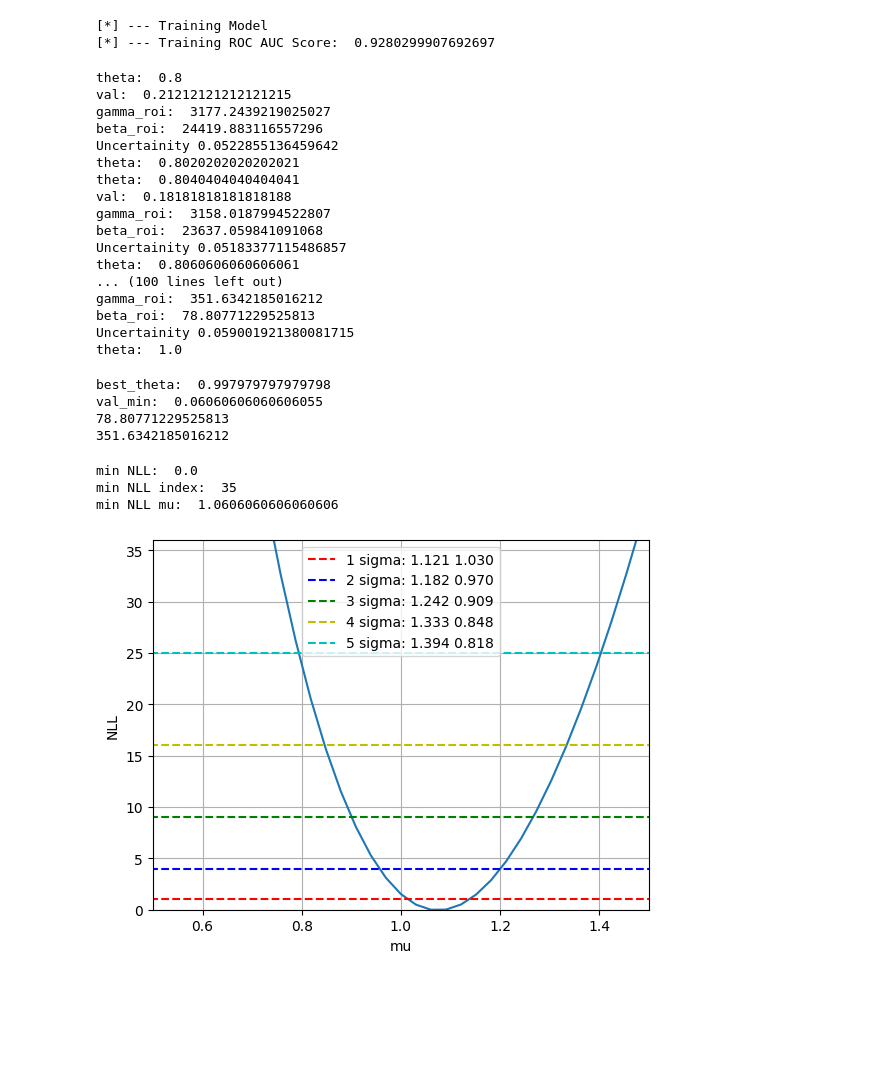
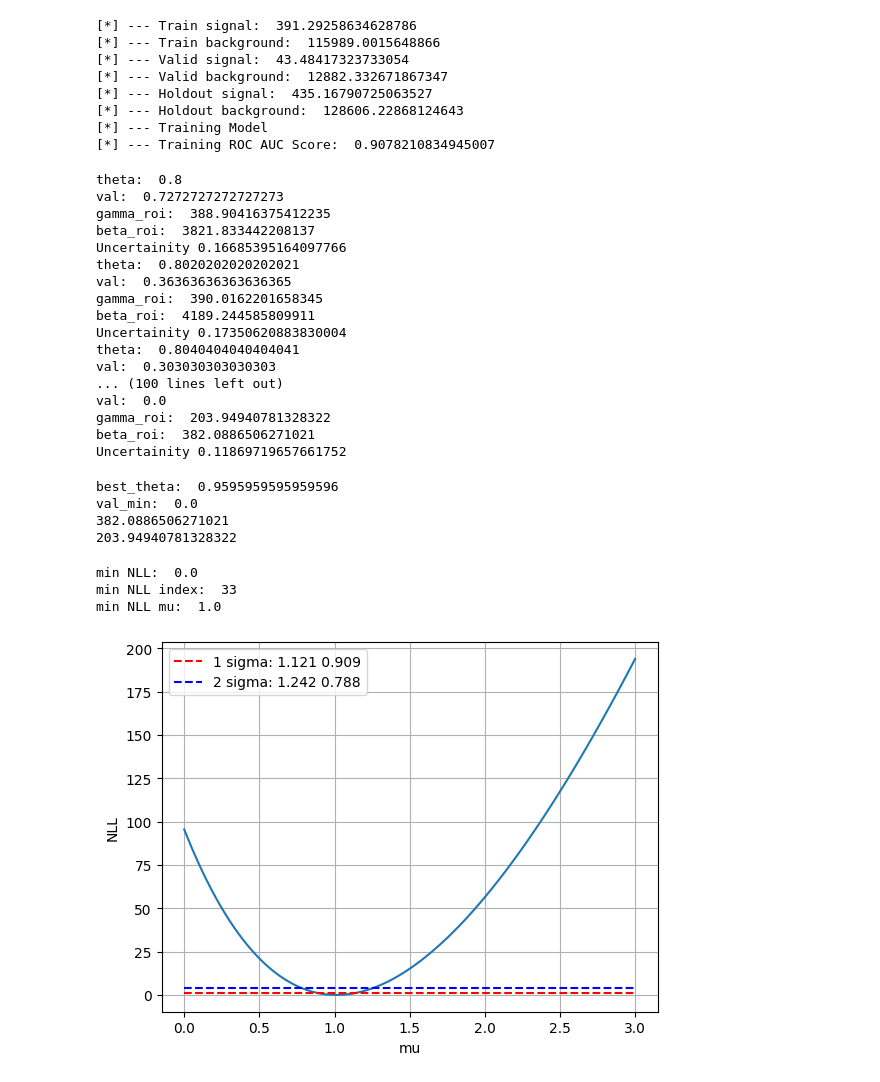
Before and after one commit to ihsaan-ullah/fair-universe, a Jupyter notebook: Competition_Bundles/HEP/sample_code_submission/test_nll_with_data.ipynb, the cells around one changed output. Cells and saved outputs as stored; diff of their text form; code cells hidden in the pictures; blank space fills up the shorter version.

Commit message:
manually merge my text updates with Ihsaan's
parallel + histogram

::

```diff
--- a/Competition_Bundles/HEP/sample_code_submission/test_nll_with_data.ipynb
+++ b/Competition_Bundles/HEP/sample_code_submission/test_nll_with_data.ipynb
@@ -11,8 +11,8 @@ from sklearn.preprocessing import StandardScaler
 scaler = StandardScaler()
 current_path = os.getcwd()
 
-systematics_path = os.path.join(current_path,'ingestion', 'systematics')
-path.append(systematics_path)
+# systematics_path = os.path.join(current_path,'ingestion', 'systematics')
+# path.append(systematics_path)
 from systematics import postprocess, Systematics
 input_dir = os.path.join("D:", 'Uncertainity_challenge_input_data')
 train_data_file = os.path.join(input_dir, 'train', 'data', 'data.csv')
@@ -35,6 +35,8 @@ with open(train_settings_file) as f:
 with open(train_weights_file) as f:
     weights = np.array(f.read().splitlines(), dtype=float
                        )
+
+weights = weights * 0.09
 # %%
 theta = 0.5
 gamma_roi = weights[labels == 1].sum()
@@ -88,6 +90,7 @@ total_signal = np.sum(weights[labels == 1])
 total_signal_train = np.sum(w_train[y_train == 1])
 total_signal_valid = np.sum(w_valid[y_valid == 1])
 total_signal_holdout = np.sum(w_holdout[y_holdout == 1])
+
 w_train[y_train == 1] *= total_signal / total_signal_train
 w_valid[y_valid == 1] *= total_signal / total_signal_valid
 w_holdout[y_holdout == 1] *= total_signal / total_signal_holdout
@@ -99,6 +102,14 @@ total_background_holdout = np.sum(w_holdout[y_holdout == 0])
 w_train[y_train == 0] *= total_background / total_background_train
 w_valid[y_valid == 0] *= total_background / total_background_valid
 w_holdout[y_holdout == 0] *= total_background / total_background_holdout
+
+print("[*] --- Train signal: ", total_signal_train)
+print("[*] --- Train background: ", total_background_train)
+print("[*] --- Valid signal: ", total_signal_valid)
+print("[*] --- Valid background: ", total_background_valid)
+print("[*] --- Holdout signal: ", total_signal_holdout)
+print("[*] --- Holdout background: ", total_background_holdout)
+
 
 
 train_data = X_train.copy()
@@ -148,8 +159,14 @@ y_pred_train = model.predict_proba(X_train_sc)
 from sklearn.metrics import roc_auc_score
 print("[*] --- Training ROC AUC Score: ", roc_auc_score(y_train, y_pred_train[:, 1], sample_weight=w_train))
 # %% [output]
+[*] --- Train signal:  391.29258634628786
+[*] --- Train background:  115989.0015648866
+[*] --- Valid signal:  43.48417323733054
+[*] --- Valid background:  12882.332671867347
+[*] --- Holdout signal:  435.16790725063527
+[*] --- Holdout background:  128606.22868124643
 [*] --- Training Model
-[*] --- Training ROC AUC Score:  0.9280299907692697
+[*] --- Training ROC AUC Score:  0.9078210834945007
 # %%
 val_min = 1
 theta_list = np.linspace(0.8, 1,100)
@@ -207,22 +224,22 @@ for theta in theta_list:
         break
 # %% [output]
 theta:  0.8
-val:  0.21212121212121215
-gamma_roi:  3177.2439219025027
-beta_roi:  24419.883116557296
-Uncertainity 0.0522855136459642
+val:  0.7272727272727273
+gamma_roi:  388.90416375412235
+beta_roi:  3821.833442208137
+Uncertainity 0.16685395164097766
 theta:  0.8020202020202021
+val:  0.36363636363636365
+gamma_roi:  390.0162201658345
+beta_roi:  4189.244585809911
+Uncertainity 0.17350620883830004
 theta:  0.8040404040404041
-val:  0.18181818181818188
-gamma_roi:  3158.0187994522807
-beta_roi:  23637.059841091068
-Uncertainity 0.05183377115486857
-theta:  0.8060606060606061
+val:  0.303030303030303
 ... (100 lines left out)
-gamma_roi:  351.6342185016212
-beta_roi:  78.80771229525813
-Uncertainity 0.059001921380081715
-theta:  1.0
+val:  0.0
+gamma_roi:  203.94940781328322
+beta_roi:  382.0886506271021
+Uncertainity 0.11869719657661752
 # %%
 print("best_theta: ", best_theta)
 print("val_min: ", val_min)
@@ -233,45 +250,37 @@ del gamma_roi
 beta_roi = Beta_roi
 gamma_roi = Gamma_roi
 # %% [output]
-best_theta:  0.997979797979798
-val_min:  0.06060606060606055
-78.80771229525813
-351.6342185016212
+best_theta:  0.9595959595959596
+val_min:  0.0
+382.0886506271021
+203.94940781328322
 # %%
 
 
 
 
 print("min NLL: ", min(hist_llr_best))
 print("min NLL index: ", np.argmin(hist_llr_best))
 print("min NLL mu: ", mu_scan[np.argmin(hist_llr_best)])
 
-sigma_5 = (max(mu_scan[np.where((hist_llr_best <= 25) & (hist_llr_best >= 16))]), min(mu_scan[np.where((hist_llr_best < 25) & (hist_llr_best > 16))]))
-sigma_4 = (max(mu_scan[np.where((hist_llr_best <= 16) & (hist_llr_best >= 9))]), min(mu_scan[np.where((hist_llr_best < 16) & (hist_llr_best > 9))]))
-sigma_3 = (max(mu_scan[np.where((hist_llr_best <= 9) & (hist_llr_best >= 4))]), min(mu_scan[np.where((hist_llr_best < 9) & (hist_llr_best > 4))]))
 sigma_2 = (max(mu_scan[np.where((hist_llr_best <= 4) & (hist_llr_best >= 1))]), min(mu_scan[np.where((hist_llr_best < 4) & (hist_llr_best > 1))]))
 sigma_1 = (max(mu_scan[np.where((hist_llr_best <= 1) & (hist_llr_best >= 0))]), min(mu_scan[np.where((hist_llr_best < 1) & (hist_llr_best > 0))]))
 
 
 plt.plot( mu_scan,hist_llr_best)
 plt.hlines(1, 0, 3,  colors="r", linestyles="dashed", label=f"1 sigma: {sigma_1[0]:.3f} {sigma_1[1]:.3f}")
 plt.hlines(4, 0, 3,  colors="b", linestyles="dashed", label=f"2 sigma: {sigma_2[0]:.3f} {sigma_2[1]:.3f}")
-plt.hlines(9, 0, 3,  colors="g", linestyles="dashed", label=f"3 sigma: {sigma_3[0]:.3f} {sigma_3[1]:.3f}")
-plt.hlines(16, 0, 3, colors="y", linestyles="dashed", label=f"4 sigma: {sigma_4[0]:.3f} {sigma_4[1]:.3f}")
-plt.hlines(25, 0, 3, colors="c", linestyles="dashed", label=f"5 sigma: {sigma_5[0]:.3f} {sigma_5[1]:.3f}")
 plt.legend()
 
 plt.xlabel("mu")
 plt.ylabel("NLL")
-plt.ylim(0, 36)
-plt.xlim(0.5, 1.5)
 plt.grid(True)
 plt.show()
 # %% [output]
 min NLL:  0.0
-min NLL index:  35
-min NLL mu:  1.0606060606060606
+min NLL index:  33
+min NLL mu:  1.0
-[figure, old version]
+[figure, new version]
 # %%
 from numpy.random import RandomState
 
```
Also changed, not shown: parts of 4 cells of this notebook, 6 other files.
